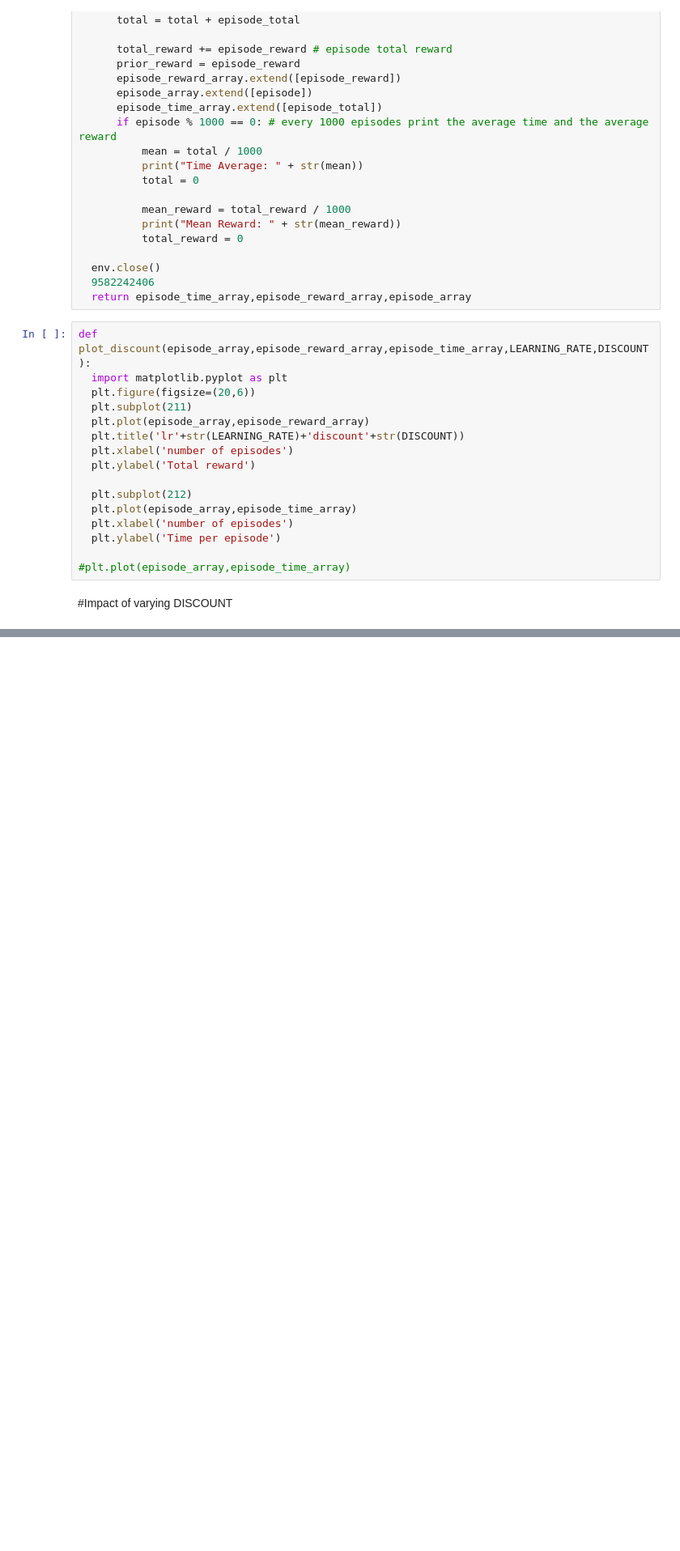
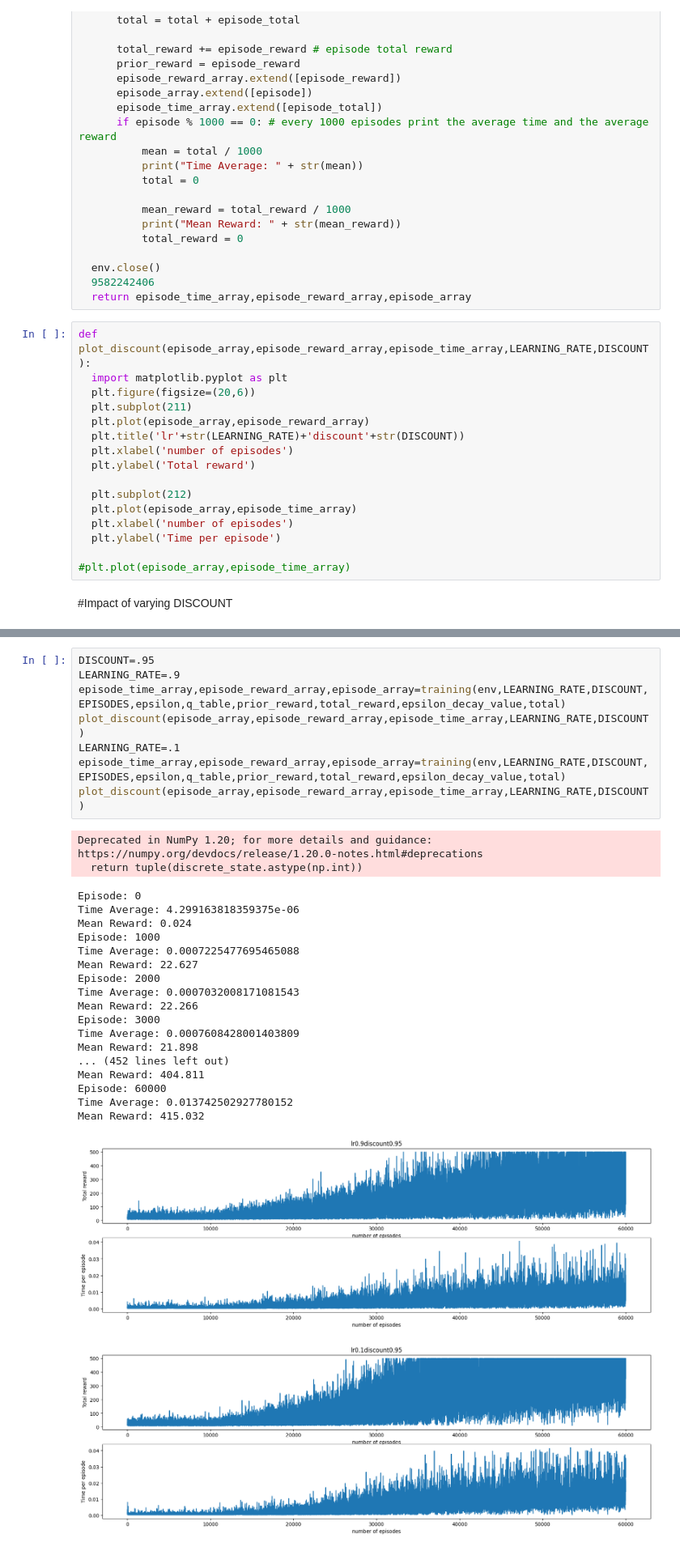
Before and after one commit to yadav-shivani/RL_cartpole_using_Q_learning, a Jupyter notebook: cart_pole_v1.ipynb, the cells around one changed output, grey strips where cells are left out. Shown: that part at 81% size. Drawn from its saved outputs; the diff is of its cells as text; blank space fills up the shorter version.

```diff
--- a/cart_pole_v1.ipynb
+++ b/cart_pole_v1.ipynb
@@ -143,0 +129,30 @@ Mean Reward: 38.221
+# %%
+DISCOUNT=.95
+LEARNING_RATE=.9
+episode_time_array,episode_reward_array,episode_array=training(env,LEARNING_RATE,DISCOUNT,EPISODES,epsilon,q_table,prior_reward,total_reward,epsilon_decay_value,total)
+plot_discount(episode_array,episode_reward_array,episode_time_array,LEARNING_RATE,DISCOUNT)
+LEARNING_RATE=.1
+episode_time_array,episode_reward_array,episode_array=training(env,LEARNING_RATE,DISCOUNT,EPISODES,epsilon,q_table,prior_reward,total_reward,epsilon_decay_value,total)
+plot_discount(episode_array,episode_reward_array,episode_time_array,LEARNING_RATE,DISCOUNT)
+# %% [output]
+Deprecated in NumPy 1.20; for more details and guidance: https://numpy.org/devdocs/release/1.20.0-notes.html#deprecations
+  return tuple(discrete_state.astype(np.int))
+Episode: 0
+Time Average: 4.299163818359375e-06
+Mean Reward: 0.024
+Episode: 1000
+Time Average: 0.0007225477695465088
+Mean Reward: 22.627
+Episode: 2000
+Time Average: 0.0007032008171081543
+Mean Reward: 22.266
+Episode: 3000
+Time Average: 0.0007608428001403809
+Mean Reward: 21.898
+... (452 lines left out)
+Mean Reward: 404.811
+Episode: 60000
+Time Average: 0.013742502927780152
+Mean Reward: 415.032
+[figure, added]
+[figure, added]
```
Also changed, not shown: parts of 2 cells of this notebook.
